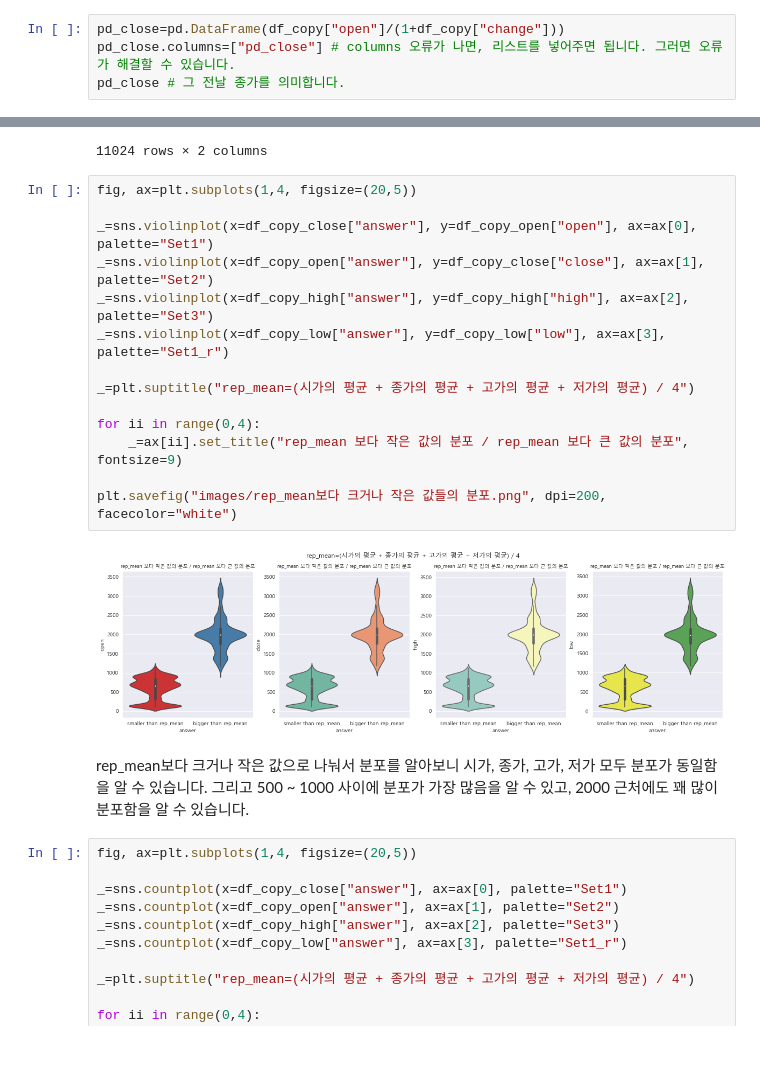
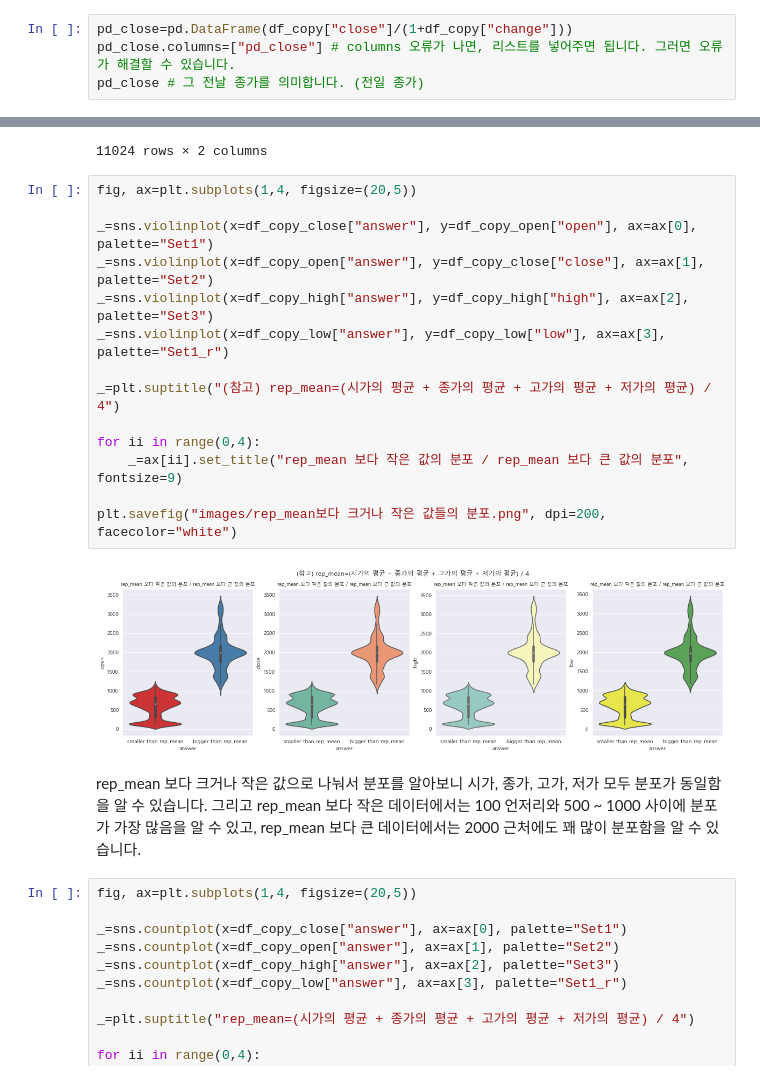
Before and after one commit to NohJeongKim/dacon-kospi, a Jupyter notebook: kospi.ipynb, the cells around one changed output, grey strips where cells are left out. Saved outputs shown, nothing was run; the diff lists cells and outputs as text; blank space fills up the shorter version.

```diff
--- a/kospi.ipynb
+++ b/kospi.ipynb
@@ -185,9 +185,9 @@ df_copy
 | 11023 | 2022-08-31 | 2472.05 | 2433.47 | 2473.75 | 2426.14 | 397290.0 | 0.0086 | 0.86 | 2022 | 8 | ... |
 11024 rows × 12 columns
 # %%
-pd_close=pd.DataFrame(df_copy["open"]/(1+df_copy["change"]))
+pd_close=pd.DataFrame(df_copy["close"]/(1+df_copy["change"]))
 pd_close.columns=["pd_close"] # columns 오류가 나면, 리스트를 넣어주면 됩니다. 그러면 오류가 해결할 수 있습니다.
-pd_close # 그 전날 종가를 의미합니다.
+pd_close # 그 전날 종가를 의미합니다. (전일 종가)
 # %% [output]
 |  | pd_close |
 | 0 | 122.400475 |
@@ -1219,21 +1248,21 @@ df_copy_low
 # %%
 fig, ax=plt.subplots(1,4, figsize=(20,5))
 
 _=sns.violinplot(x=df_copy_close["answer"], y=df_copy_open["open"], ax=ax[0], palette="Set1")
 _=sns.violinplot(x=df_copy_open["answer"], y=df_copy_close["close"], ax=ax[1], palette="Set2")
 _=sns.violinplot(x=df_copy_high["answer"], y=df_copy_high["high"], ax=ax[2], palette="Set3")
 _=sns.violinplot(x=df_copy_low["answer"], y=df_copy_low["low"], ax=ax[3], palette="Set1_r")
 
-_=plt.suptitle("rep_mean=(시가의 평균 + 종가의 평균 + 고가의 평균 + 저가의 평균) / 4")
+_=plt.suptitle("(참고) rep_mean=(시가의 평균 + 종가의 평균 + 고가의 평균 + 저가의 평균) / 4")
 
 for ii in range(0,4):
     _=ax[ii].set_title("rep_mean 보다 작은 값의 분포 / rep_mean 보다 큰 값의 분포", fontsize=9)
 
 plt.savefig("images/rep_mean보다 크거나 작은 값들의 분포.png", dpi=200, facecolor="white")
 # %% [output]
-[figure, old version]
+[figure, new version]
 # %% [markdown]
-rep_mean보다 크거나 작은 값으로 나눠서 분포를 알아보니 시가, 종가, 고가, 저가 모두 분포가 동일함을 알 수 있습니다. 그리고 500 ~ 1000 사이에 분포가 가장 많음을 알 수 있고, 2000 근처에도 꽤 많이 분포함을 알 수 있습니다.
+rep_mean 보다 크거나 작은 값으로 나눠서 분포를 알아보니 시가, 종가, 고가, 저가 모두 분포가 동일함을 알 수 있습니다. 그리고 rep_mean 보다 작은 데이터에서는 100 언저리와 500 ~ 1000 사이에 분포가 가장 많음을 알 수 있고, rep_mean 보다 큰 데이터에서는 2000 근처에도 꽤 많이 분포함을 알 수 있습니다.
 # %%
 fig, ax=plt.subplots(1,4, figsize=(20,5))
 
```
Also changed, not shown: parts of 40 cells of this notebook, 11 other files.
